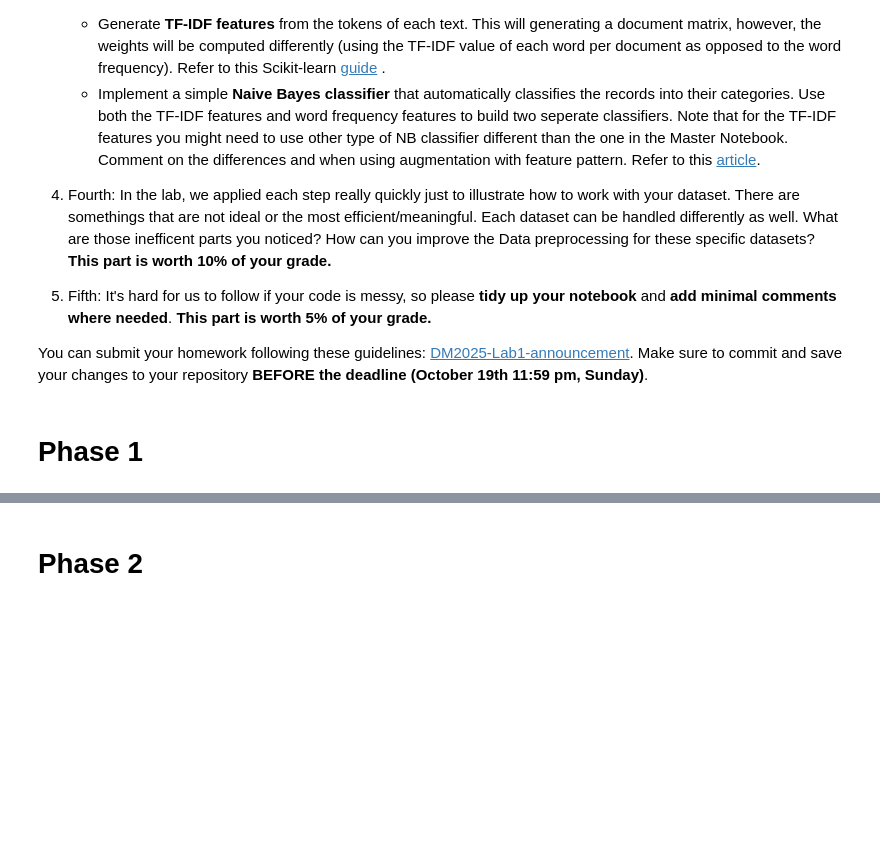
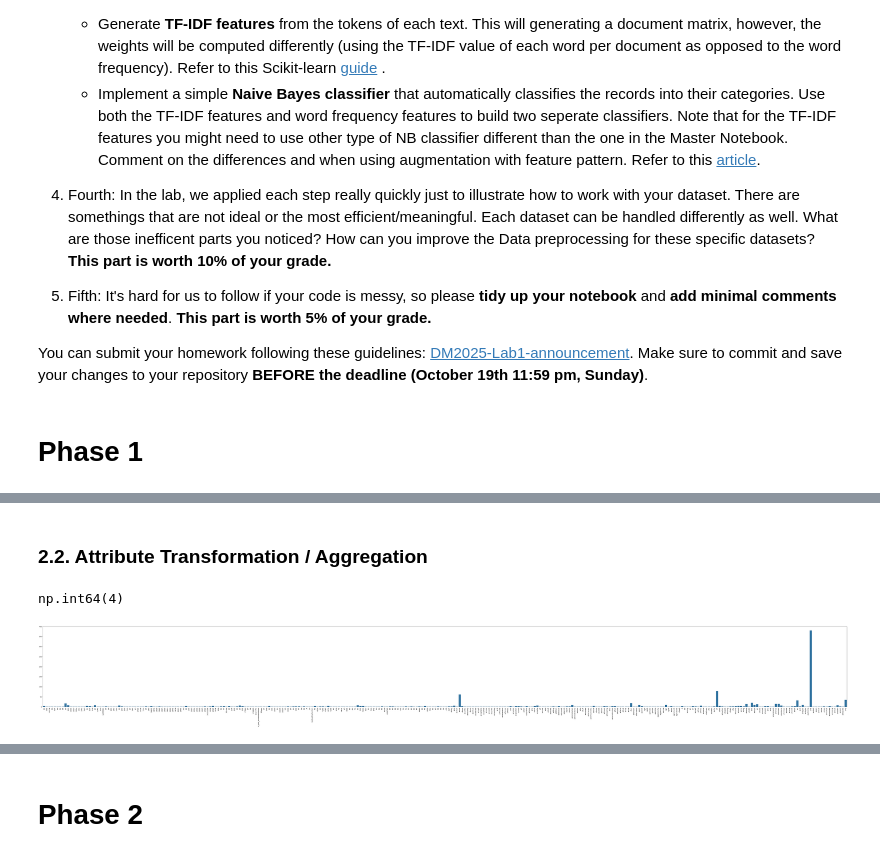
Before and after one commit to shinshin512/DM2025-Lab1-Exercise, a Jupyter notebook: DM2025-Lab1-Homework.ipynb, the cells around one changed output, grey strips where cells are left out. Drawn from its saved outputs; the diff is of its cells as text; code cells hidden in the pictures; blank space fills up the shorter version.

```diff
--- a/DM2025-Lab1-Homework.ipynb
+++ b/DM2025-Lab1-Homework.ipynb
@@ -62,0 +243,22 @@ You can submit your homework following these guidelines: [DM2025-Lab1-announceme
+# %% [markdown]
+### 2.2. Attribute Transformation / Aggregation
+# %%
+import numpy as np
+
+term_frequencies = []
+for j in range(0,df_counts.shape[1]):
+    term_frequencies.append(sum(df_counts[:,j].toarray()))
+
+term_frequencies = np.asarray(df_counts.sum(axis=0))[0]
+# %%
+#sum of first term: 00
+term_frequencies[0]
+# %% [output]
+np.int64(4)
+# %%
+plt.subplots(figsize=(100, 10))
+g = sns.barplot(x=count_vect.get_feature_names_out()[:300],
+            y=term_frequencies[:300])
+g.set_xticklabels(count_vect.get_feature_names_out()[:300], rotation = 90);
+# %% [output]
+[figure, added]
```
Also changed, not shown: parts of 31 cells of this notebook, 1 other file.
